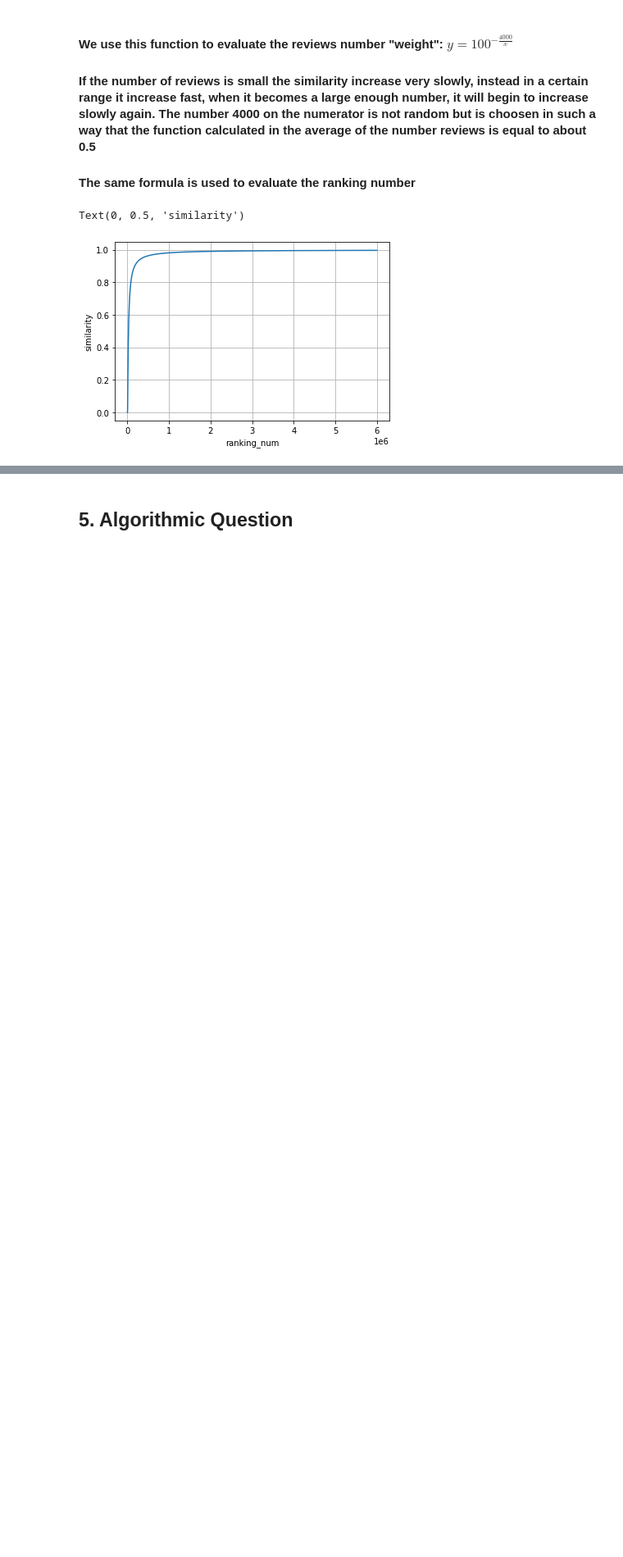
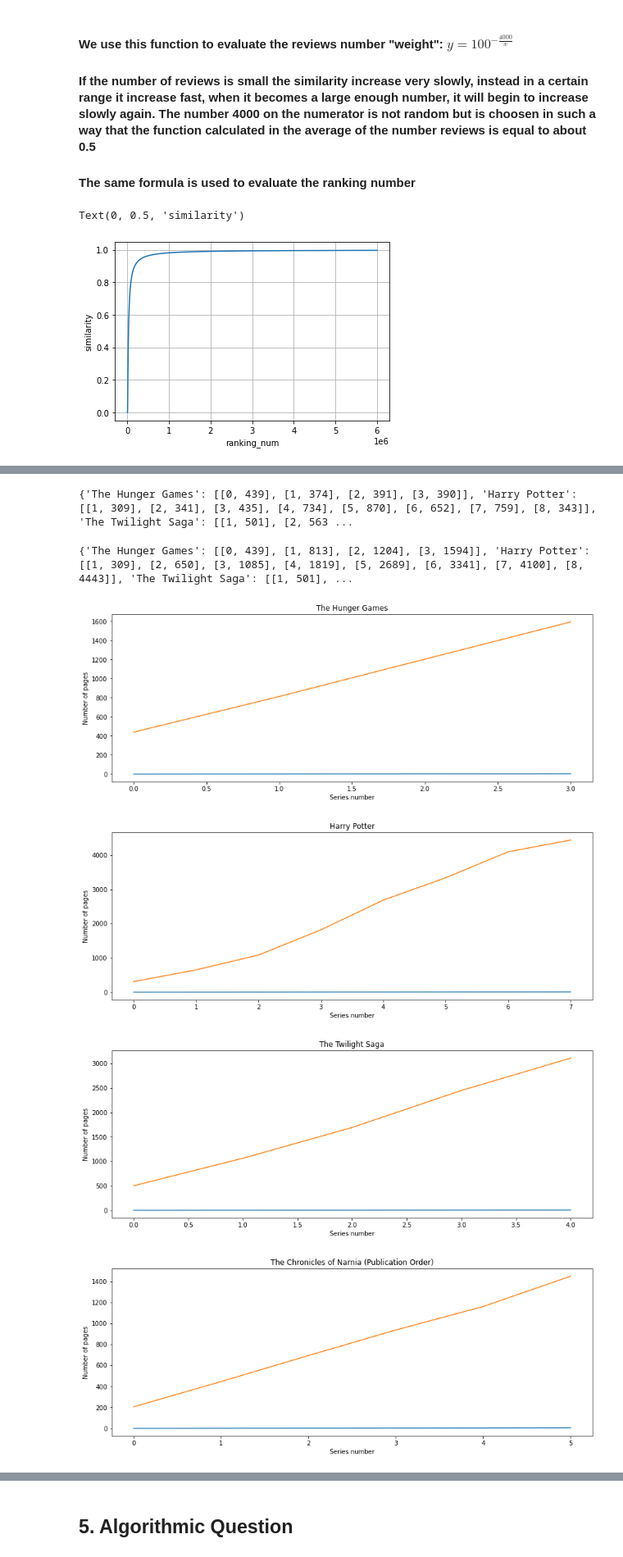
Before and after one commit to MicheleAmoroso/ADM-Homework-3, a Jupyter notebook: Homework3.ipynb, the cells around one changed output, grey strips where cells are left out. Shown: that part at 82% size. Drawn from its saved outputs; the diff is of its cells as text; code cells hidden in the pictures; blank space fills up the shorter version.

```diff
--- a/Homework3.ipynb
+++ b/Homework3.ipynb
@@ -1169,0 +1275,3 @@ Similarity : 0.03293248941378562
+# %%
+series = get_bookSeries()
+print(series)
@@ -1169,0 +1316,28 @@ Similarity : 0.03293248941378562
+# %%
+pages = get_pages(series)
+print(pages)
+# %% [output]
+{'The Hunger Games': [[0, 439], [1, 374], [2, 391], [3, 390]], 'Harry Potter': [[1, 309], [2, 341], [3, 435], [4, 734], [5, 870], [6, 652], [7, 759], [8, 343]], 'The Twilight Saga': [[1, 501], [2, 563 ...
+# %%
+for series in pages:
+    l = pages[series]
+    num = 0
+    for i in range(len(l)):
+        num += l[i][1]
+        l[i][1] = num
+print(pages)
+# %% [output]
+{'The Hunger Games': [[0, 439], [1, 813], [2, 1204], [3, 1594]], 'Harry Potter': [[1, 309], [2, 650], [3, 1085], [4, 1819], [5, 2689], [6, 3341], [7, 4100], [8, 4443]], 'The Twilight Saga': [[1, 501], ...
+# %%
+for series in pages:
+    plt.figure(figsize = (14, 5))
+    plt.plot(pages[series])
+    plt.ylabel("Number of pages")
+    plt.xlabel("Series number")
+    plt.title(series)
+    plt.show()
+# %% [output]
+[figure, added]
+[figure, added]
+[figure, added]
+[figure, added]
```
Also changed, not shown: parts of 26 cells of this notebook.
